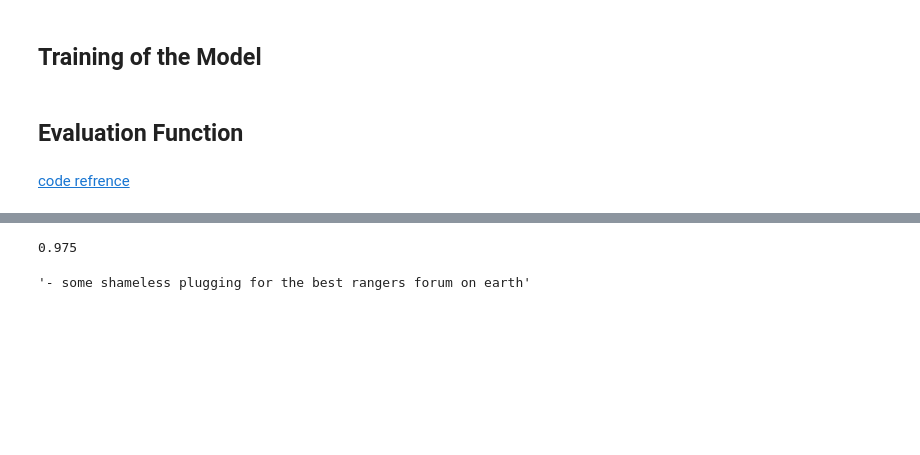
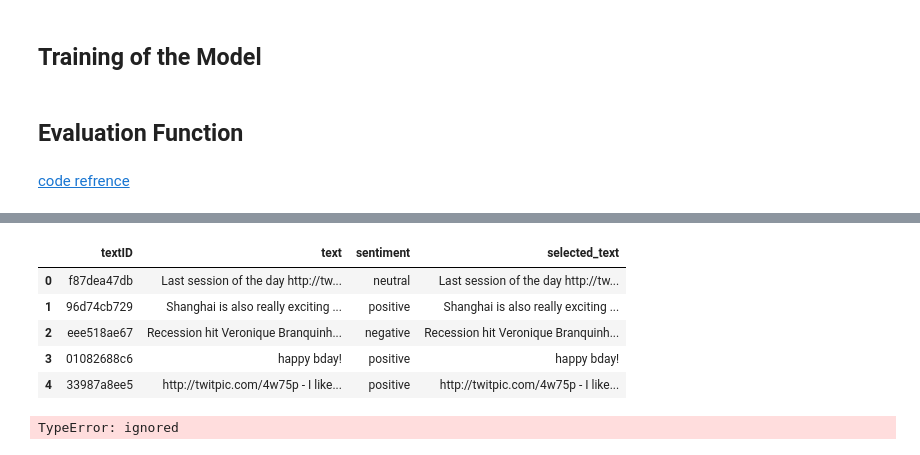
Before and after one commit to jrakhshanda/Text-Mining, a Jupyter notebook: text_mining.ipynb, the cells around one changed output, grey strips where cells are left out. Cells and saved outputs as stored; diff of their text form; code cells hidden in the pictures; blank space fills up the shorter version.

```diff
--- a/text_mining.ipynb
+++ b/text_mining.ipynb
@@ -119,3 +119,40 @@ def clean_data(text):
+# %%
+def clean_data(text):
+
+  """
+  - Lowercase the sentence
+  - Change "'t" to "not"
+  - Remove "@name"
+  - Isolate and remove punctuations except "?"
+  - Remove other special characters
+  - Remove stop words except "not" and "can"
+  - Remove URL
+  - Remove trailing whitespace
+  """
+
+  text = text.lower()
+
+  # Change 't to 'not'
+  text = re.sub(r"\'t", " not", text)
+  # Remove @name
+  text = re.sub(r'(@.*?)[\s]', ' ', text)
+  # Isolate and remove punctuations except '?'
+  text = re.sub(r'([\'\"\.\(\)\!\?\\\/\,])', r' \1 ', text)
+  text = re.sub(r'[^\w\s\?]', ' ', text)
+    # Remove some special characters
+  text = re.sub(r'([\;\:\|•«\n])', ' ', text)
+
+  # Remove stopwords except 'not' and 'can'
+  text = " ".join([word for word in text.split()
+                  if word not in stopwords.words('english')
+                  or word in ['not', 'can']])
+
+  # removes URL
+  text = re.sub('https?://\S+|www\.\S+', '', text)
+  # Remove trailing whitespace
+  text = re.sub(r'\s+', ' ', text).strip()
+
+  return text
 # %%
 df_train['text'] = [clean_data(i) for i in df_train['text']]
 df_train['selected_text'] = [clean_data(i) for i in df_train['selected_text']]
@@ -750,0 +830,10 @@ RuntimeError: ignored
+# %%
+df_test.loc[:, "selected_text"] = df_test.text.values
+df_test.head()
+# %% [output]
+|  | textID | text | sentiment | selected_text |
+| 0 | f87dea47db | Last session of the day http://tw... | neutral | Last session of the day http://tw... |
+| 1 | 96d74cb729 | Shanghai is also really exciting ... | positive | Shanghai is also really exciting ... |
+| 2 | eee518ae67 | Recession hit Veronique Branquinh... | negative | Recession hit Veronique Branquinh... |
+| 3 | 01082688c6 | happy bday! | positive | happy bday! |
+| 4 | 33987a8ee5 | http://twitpic.com/4w75p - I like... | positive | http://twitpic.com/4w75p - I like... |
@@ -751,5 +851,5 @@ RuntimeError: ignored
 # %%
-data_loader = valid_dataloader
+data_loader = test_dataloader
 
 model.eval()
 
@@ -760,10 +860,14 @@ final_output_end2 = []
 final_text_token_ids = []
 final_text_tokens = []
 final_padding = []
+final_text = []
 final_selected_text = []
+final_sentiment = []
+predictions = []
 
 with torch.no_grad():
   for bi, batch in enumerate(data_loader):
+    t0 = time.time()
     ids = batch["ids"].to(device, dtype=torch.long)
     token_type_ids = batch['token_type_ids'].to(device, dtype=torch.long)
     attention_mask = batch['attention_mask'].to(device, dtype=torch.long)
@@ -799,7 +903,6 @@ with torch.no_grad():
   final_output_end = (np.vstack(final_output_end) + np.vstack(final_output_end2)) / 2
   final_text_token_ids = np.vstack(final_text_token_ids)
 
-  th = 0.25 # threshold
   jaccards = []
 
   #getting predicted text and calculating jaccards
@@ -811,12 +914,12 @@ with torch.no_grad():
     sentiment = final_sentiment[j]
 
     if padding_len > 0:
-      mask_start = final_output_start[j,3:-1][:-padding_len] >= th
-      mask_end = final_output_end[j,3:-1][:-padding_len] >= th
+      mask_start = final_output_start[j,3:-1][:-padding_len]
+      mask_end = final_output_end[j,3:-1][:-padding_len]
       text_token_ids = final_text_token_ids[j,3:-1][:-padding_len]
     else:
-      mask_start = final_output_start[j,3:-1] >= th
-      mask_end = final_output_end[j,3:-1] >= th
+      mask_start = final_output_start[j,3:-1]
+      mask_end = final_output_end[j,3:-1]
       text_token_ids = final_text_token_ids[j,3:-1]
 
     mask = np.zeros(len(mask_start))
@@ -829,9 +932,9 @@ with torch.no_grad():
         idx_end = idx_end[0]
       else:
         idx_end = idx_start
-    else:
-      idx_start = 0
-      idx_end = 0
+    #else:
+    #  idx_start = 0
+    #  idx_end = 0
 
     for mj in range(idx_start,idx_end+1):
       mask[mj] = 1
@@ -840,17 +943,14 @@ with torch.no_grad():
     #output_tokens = [x for x in output_tokens if x not in ("[CLS]","[SEP]")]
 
     predicted_text = bert_config.tokenizer.decode(output_tokens)
-    predicted_text = final_output.strip().lower()
+    predicted_text = predicted_text.strip().lower()
 
     if sentiment == 'neutral' or len(text.split()) < 4:
       predicted_text = text
       jac = jaccard_metric(target_string,predicted_text)
       jaccards.append(jac)
 
-np.mean(jaccards)
+    predictions.append(predicted_text)
+  print("  Average jaccard similarity: {0:.2f}".format(np.mean(jaccards)))
 # %% [output]
-0.975
+TypeError: ignored
-# %%
-target_string.strip()
-# %% [output]
-'- some shameless plugging for the best rangers forum on earth'
```
Also changed, not shown: parts of 31 cells of this notebook.
